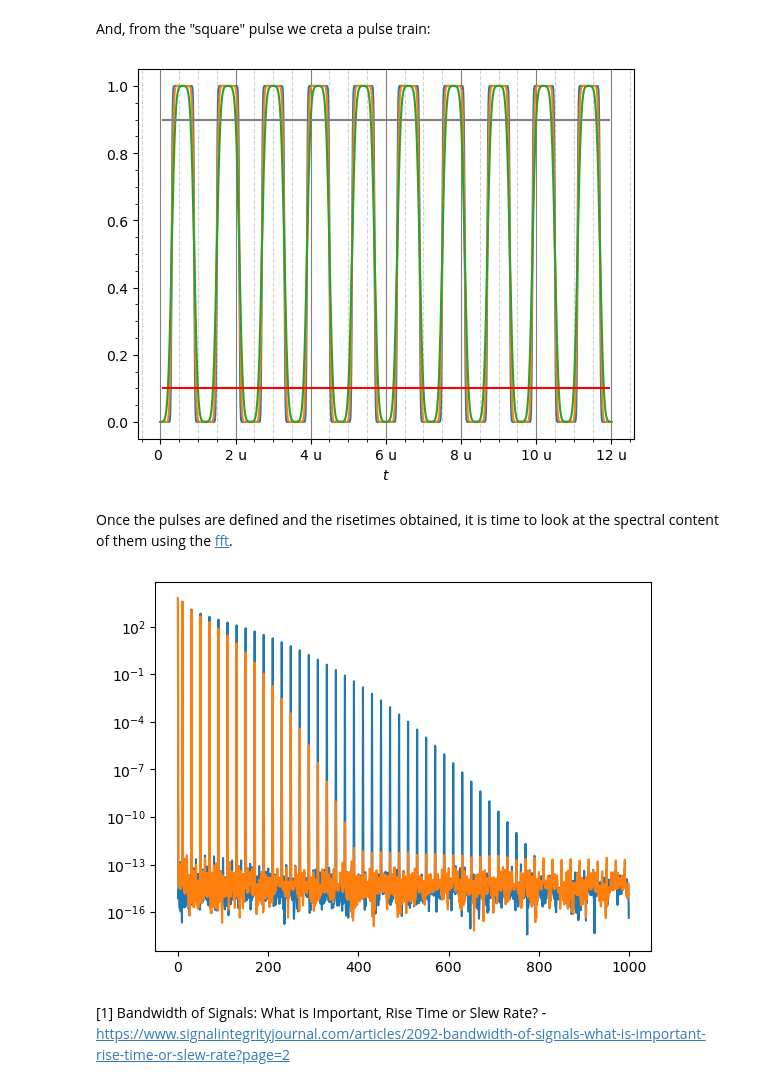
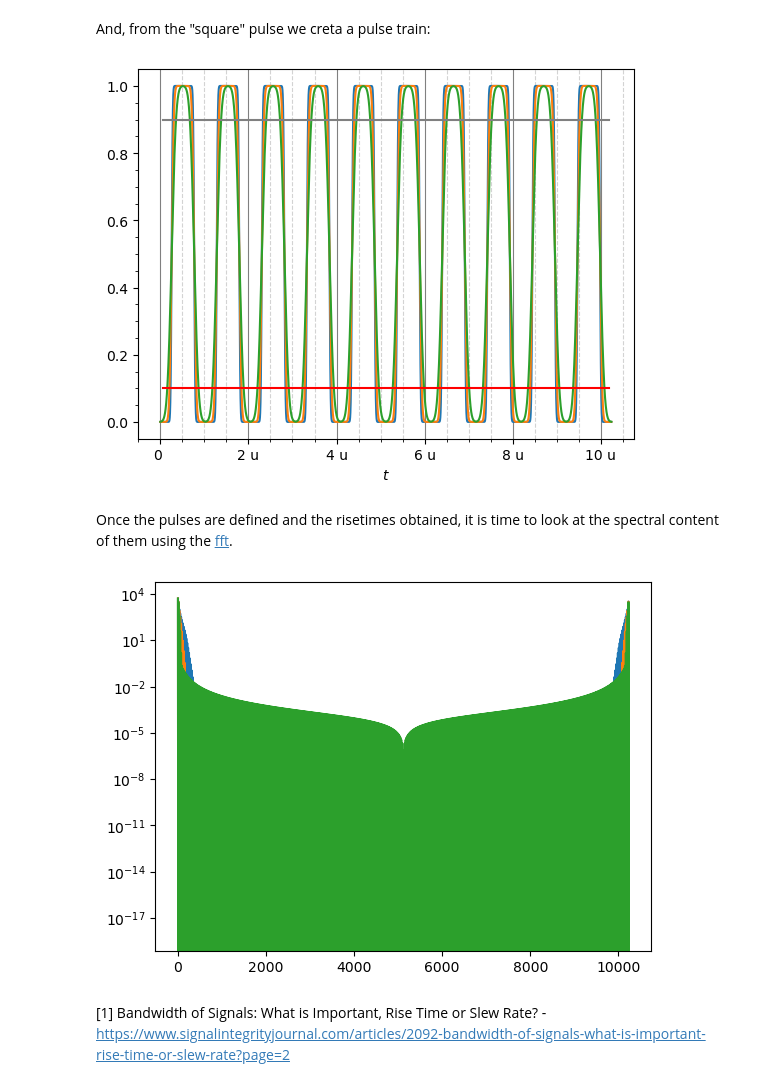
Before and after one commit to krgouveia/pulse_analysis, a Jupyter notebook: pulse analysis.ipynb, the cells around one changed output. Cells and saved outputs as stored; diff of their text form; code cells hidden in the pictures.

```diff
--- a/pulse analysis.ipynb
+++ b/pulse analysis.ipynb
@@ -226,8 +227,8 @@ risetime_10_90(0, 78.032 * 10**(-9)) #by inspection, RT=200ns can be obtained fr
 # %% [markdown]
 Then we can plot the 50ns, 100ns and 200ns pulses:
 # %%
-t = np.linspace(0, 600 *10**(-9), num = 600)
-mu = 300 * 10**(-9)
+t = np.linspace(0, 512 *10**(-9), num = 512)
+mu = 256 * 10**(-9)
 sigma = 19.51 * 10**(-9)
 sigma2 = 39.016 * 10**(-9)
 sigma3 = 78.032 * 10**(-9)
@@ -364,7 +375,7 @@ for x in range(i-1):
     rt100t = np.concatenate([rt100t, rt100d])
     rt200t = np.concatenate([rt200t, rt200d])
 
-t = np.linspace(0, i * 1200 *10**(-9), num = i * 1200)
+t = np.linspace(0, i * 1024 *10**(-9), num = i * 1024)
 
 plt.plot(t, rt50t, label = 'sigma = 19.51n')
 plt.plot(t, rt100t, label = 'sigma = 39.016n')
@@ -399,26 +410,23 @@ plt.gca().xaxis.set_major_formatter(FuncFormatter(format_x_ticks))
 
 plt.show()
 # %% [output]
-[figure, old version]
+[figure, new version]
 # %% [markdown]
 Once the pulses are defined and the risetimes obtained, it is time to look at the spectral content of them using the [fft](https://docs.scipy.org/doc/scipy/tutorial/fft.html).
 # %%
 N = 100 # number of samples
 P = 0.4 # total time window of the signal in us
 t = np.linspace(0, P, num = N, endpoint = False) # 100 points spaced between 0 and 0.4us
 T = P/N # sampling period
 mu = P/2
 sigma = 0.01951
 
-y = np.sin(50.0 * 2.0*np.pi*t) + 0.5*np.sin(80.0 * 2.0*np.pi*t)
-yf = fft(y)
-
-plt.semilogy(np.abs(fft(rt50t))[:2000//2]) # [:N//2] -> plotting just the 1st half of the fft which represents the positive values
-plt.semilogy(np.abs(fft(rt100t))[:2000//2])
-#plt.semilogy(np.abs(fft(rt200t))[:2000//2])
+plt.semilogy(np.abs(fft(rt50t))) # [:N//2] -> plotting just the 1st half of the fft which represents the positive values
+plt.semilogy(np.abs(fft(rt100t)))
+plt.semilogy(np.abs(fft(rt200t)))
 plt.show()
 # %% [output]
-[figure, old version]
+[figure, new version]
 # %% [markdown]
 <a id="ref_1"></a>
 [1] Bandwidth of Signals: What is Important, Rise Time or Slew Rate? - https://www.signalintegrityjournal.com/articles/2092-bandwidth-of-signals-what-is-important-rise-time-or-slew-rate?page=2
```
Also changed, not shown: parts of 5 cells of this notebook.
